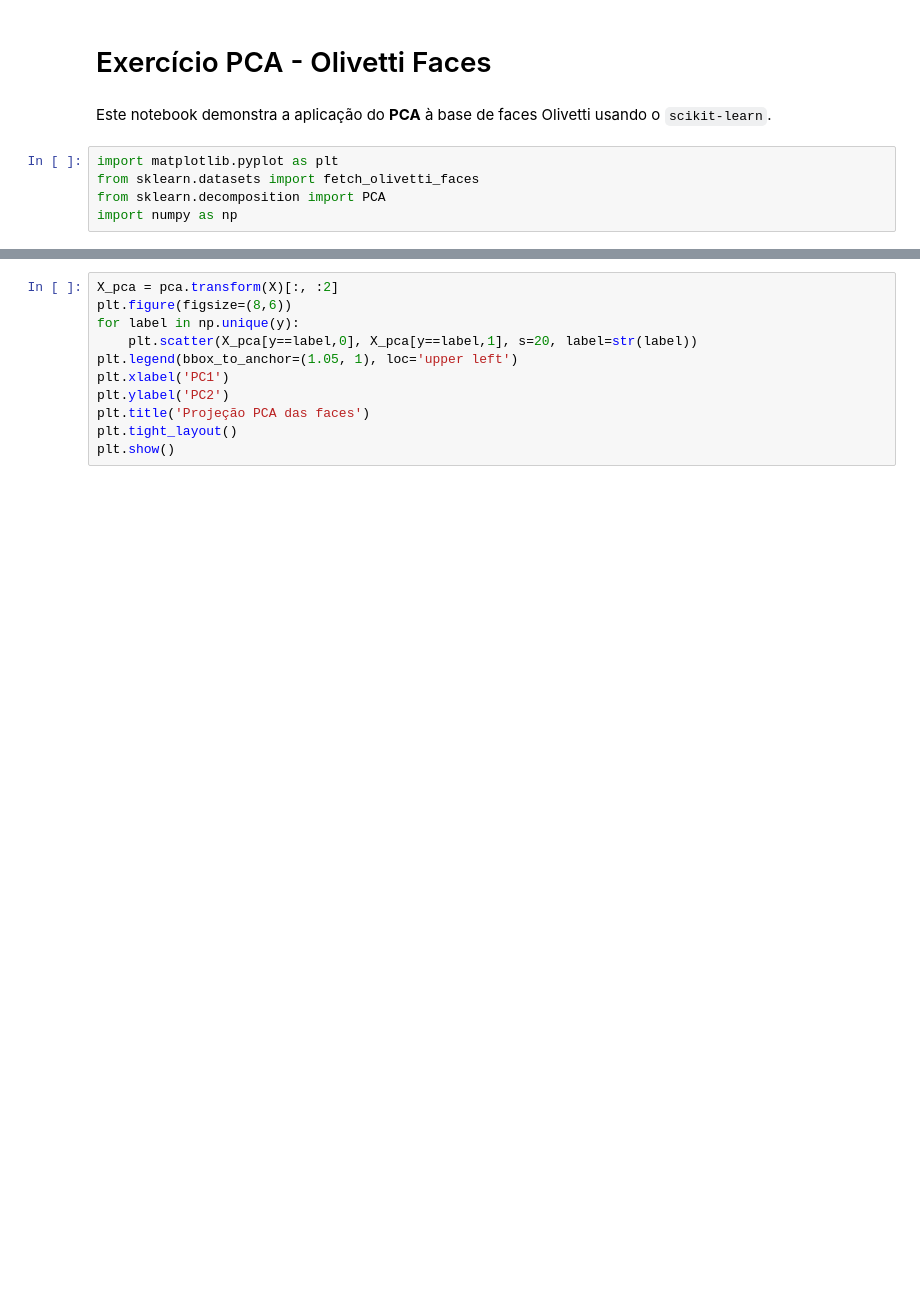
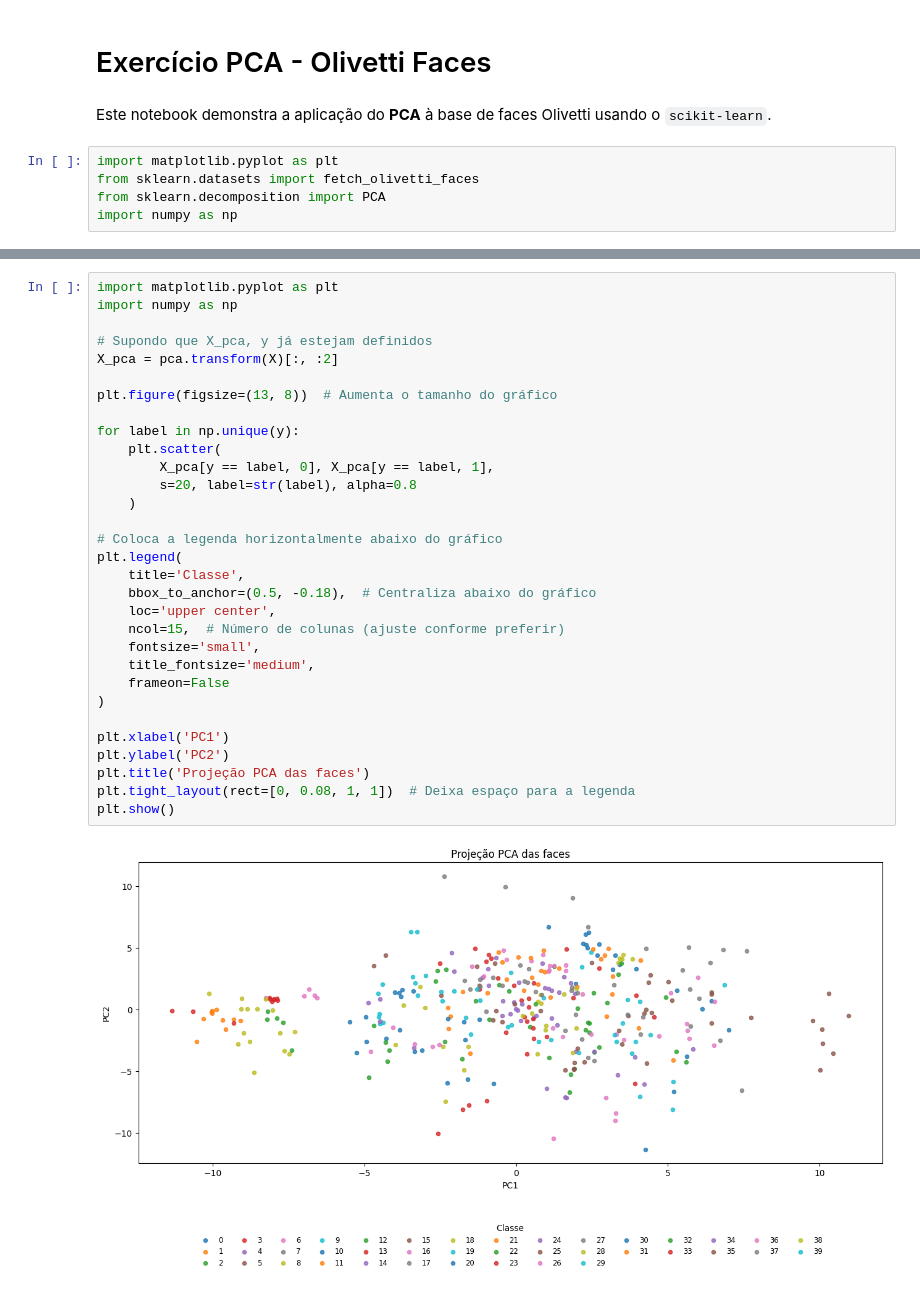
Before and after one commit to Bernardo-b/mestrado-ufmg, a Jupyter notebook: reconhecimento-padroes-2025-1/olivetti_pca.ipynb, the cells around one changed output, grey strips where cells are left out. Cells and saved outputs as stored; diff of their text form; blank space fills up the shorter version.

```diff
--- a/reconhecimento-padroes-2025-1/olivetti_pca.ipynb
+++ b/reconhecimento-padroes-2025-1/olivetti_pca.ipynb
@@ -30,11 +35,33 @@ print('Menor dimensão para 95% da variância:', min_dim)
 # %%
+import matplotlib.pyplot as plt
+import numpy as np
+
+# Supondo que X_pca, y já estejam definidos
 X_pca = pca.transform(X)[:, :2]
-plt.figure(figsize=(8,6))
+
+plt.figure(figsize=(13, 8))  # Aumenta o tamanho do gráfico
+
 for label in np.unique(y):
-    plt.scatter(X_pca[y==label,0], X_pca[y==label,1], s=20, label=str(label))
-plt.legend(bbox_to_anchor=(1.05, 1), loc='upper left')
+    plt.scatter(
+        X_pca[y == label, 0], X_pca[y == label, 1],
+        s=20, label=str(label), alpha=0.8
+    )
+
+# Coloca a legenda horizontalmente abaixo do gráfico
+plt.legend(
+    title='Classe',
+    bbox_to_anchor=(0.5, -0.18),  # Centraliza abaixo do gráfico
+    loc='upper center',
+    ncol=15,  # Número de colunas (ajuste conforme preferir)
+    fontsize='small',
+    title_fontsize='medium',
+    frameon=False
+)
+
 plt.xlabel('PC1')
 plt.ylabel('PC2')
 plt.title('Projeção PCA das faces')
-plt.tight_layout()
+plt.tight_layout(rect=[0, 0.08, 1, 1])  # Deixa espaço para a legenda
 plt.show()
+# %% [output]
+[figure, added]
```
Also changed, not shown: parts of 7 cells of this notebook, 29 other files.
